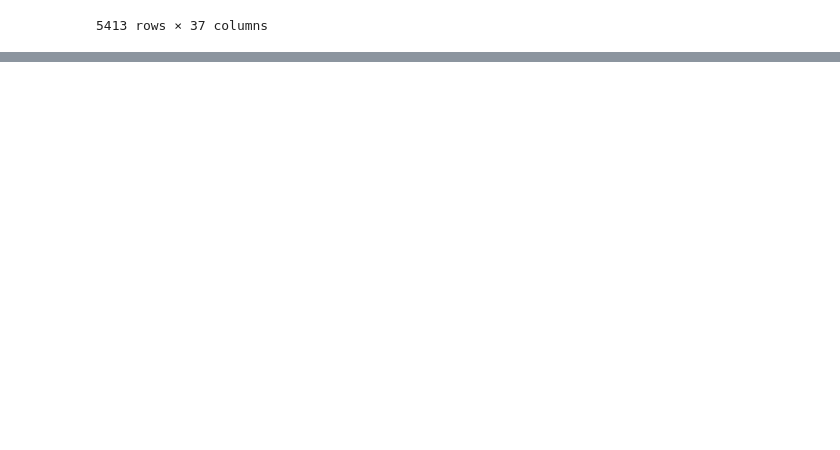
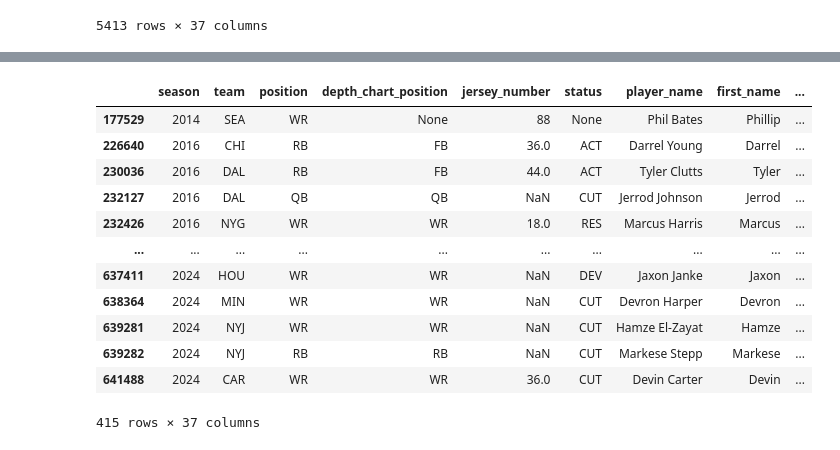
Before and after one commit to nicriv831/NFL-Injury-Risk, a Jupyter notebook: Initial_Run.ipynb, the cells around one changed output, grey strips where cells are left out. Saved outputs shown, nothing was run; the diff lists cells and outputs as text; code cells hidden in the pictures; blank space fills up the shorter version.

```diff
--- a/Initial_Run.ipynb
+++ b/Initial_Run.ipynb
@@ -186,0 +269,2 @@ memory usage: 12.3+ MB
+# %%
+no_bday = ff_weekly[ff_weekly['birth_date'].isna()]
@@ -187,3 +318,19 @@ memory usage: 12.3+ MB
+# %%
+no_bday.drop_duplicates(subset='player_name')
+# %% [output]
+|  | season | team | position | depth_chart_position | jersey_number | status | player_name | first_name | ... |
+| 177529 | 2014 | SEA | WR | None | 88 | None | Phil Bates | Phillip | ... |
+| 226640 | 2016 | CHI | RB | FB | 36.0 | ACT | Darrel Young | Darrel | ... |
+| 230036 | 2016 | DAL | RB | FB | 44.0 | ACT | Tyler Clutts | Tyler | ... |
+| 232127 | 2016 | DAL | QB | QB | NaN | CUT | Jerrod Johnson | Jerrod | ... |
+| 232426 | 2016 | NYG | WR | WR | 18.0 | RES | Marcus Harris | Marcus | ... |
+| ... | ... | ... | ... | ... | ... | ... | ... | ... | ... |
+| 637411 | 2024 | HOU | WR | WR | NaN | DEV | Jaxon Janke | Jaxon | ... |
+| 638364 | 2024 | MIN | WR | WR | NaN | CUT | Devron Harper | Devron | ... |
+| 639281 | 2024 | NYJ | WR | WR | NaN | CUT | Hamze El-Zayat | Hamze | ... |
+| 639282 | 2024 | NYJ | RB | RB | NaN | CUT | Markese Stepp | Markese | ... |
+| 641488 | 2024 | CAR | WR | WR | 36.0 | CUT | Devin Carter | Devin | ... |
+415 rows × 37 columns
 # %%
 # Look at one teams IR for one week and see what it looks like in news/game logs
 
```
Also changed, not shown: parts of 21 cells of this notebook, 1 other file.
